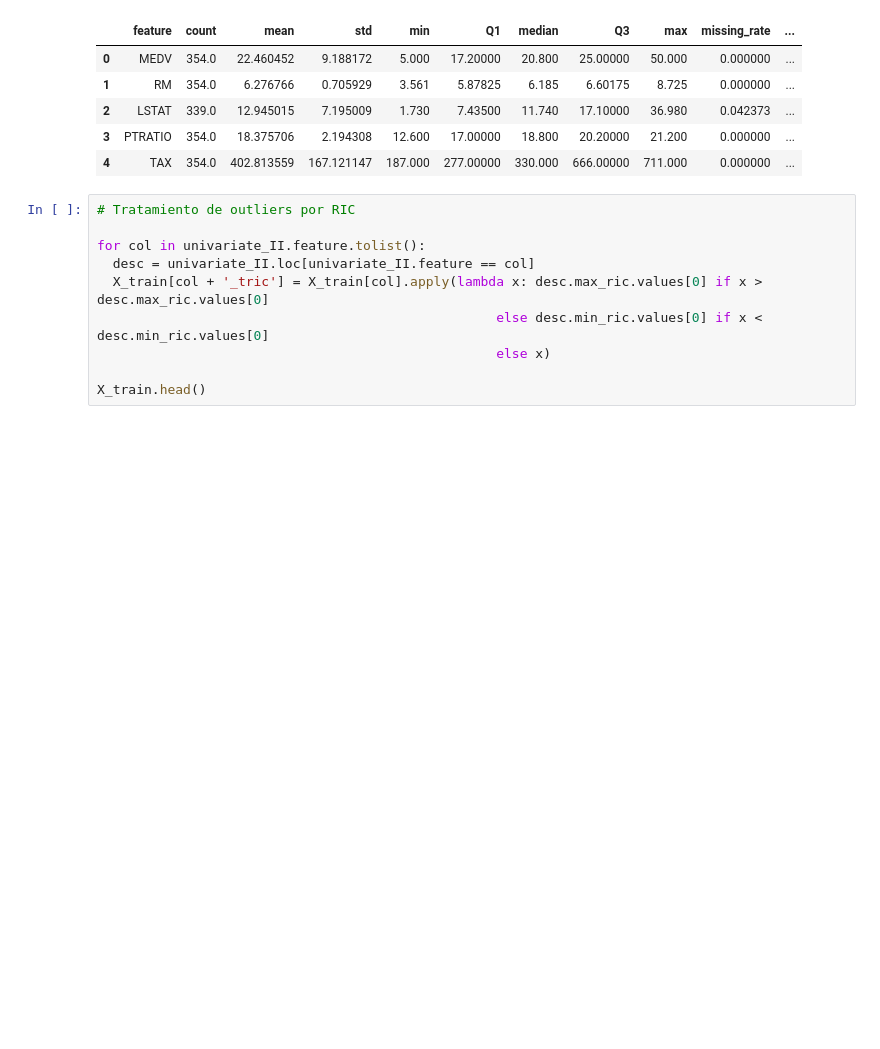
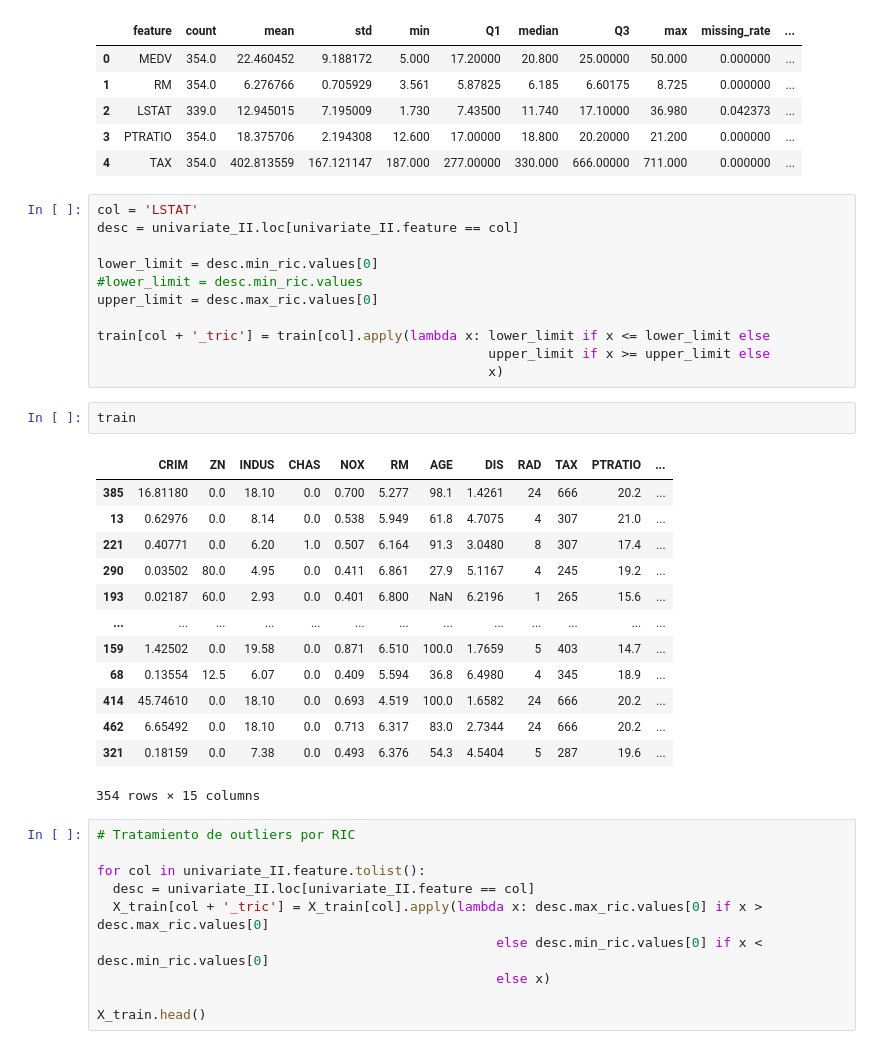
Before and after one commit to maacunap76/Especiaizacion_ML_Deep_DMC, a Jupyter notebook: Supervised_models/Linear_regression/Lab_Boston_Housing_v2.ipynb, the cells around one changed output. Cells and saved outputs as stored; diff of their text form; blank space fills up the shorter version.

```diff
--- a/Supervised_models/Linear_regression/Lab_Boston_Housing_v2.ipynb
+++ b/Supervised_models/Linear_regression/Lab_Boston_Housing_v2.ipynb
@@ -518,6 +518,33 @@ univariate_II.head()
 | 2 | LSTAT | 339.0 | 12.945015 | 7.195009 | 1.730 | 7.43500 | 11.740 | 17.10000 | 36.980 | 0.042373 | ... |
 | 3 | PTRATIO | 354.0 | 18.375706 | 2.194308 | 12.600 | 17.00000 | 18.800 | 20.20000 | 21.200 | 0.000000 | ... |
 | 4 | TAX | 354.0 | 402.813559 | 167.121147 | 187.000 | 277.00000 | 330.000 | 666.00000 | 711.000 | 0.000000 | ... |
+# %%
+col = 'LSTAT'
+desc = univariate_II.loc[univariate_II.feature == col]
+
+lower_limit = desc.min_ric.values[0]
+#lower_limit = desc.min_ric.values
+upper_limit = desc.max_ric.values[0]
+
+train[col + '_tric'] = train[col].apply(lambda x: lower_limit if x <= lower_limit else
+                                                  upper_limit if x >= upper_limit else
+                                                  x)
+# %%
+train
+# %% [output]
+|  | CRIM | ZN | INDUS | CHAS | NOX | RM | AGE | DIS | RAD | TAX | PTRATIO | ... |
+| 385 | 16.81180 | 0.0 | 18.10 | 0.0 | 0.700 | 5.277 | 98.1 | 1.4261 | 24 | 666 | 20.2 | ... |
+| 13 | 0.62976 | 0.0 | 8.14 | 0.0 | 0.538 | 5.949 | 61.8 | 4.7075 | 4 | 307 | 21.0 | ... |
+| 221 | 0.40771 | 0.0 | 6.20 | 1.0 | 0.507 | 6.164 | 91.3 | 3.0480 | 8 | 307 | 17.4 | ... |
+| 290 | 0.03502 | 80.0 | 4.95 | 0.0 | 0.411 | 6.861 | 27.9 | 5.1167 | 4 | 245 | 19.2 | ... |
+| 193 | 0.02187 | 60.0 | 2.93 | 0.0 | 0.401 | 6.800 | NaN | 6.2196 | 1 | 265 | 15.6 | ... |
+| ... | ... | ... | ... | ... | ... | ... | ... | ... | ... | ... | ... | ... |
+| 159 | 1.42502 | 0.0 | 19.58 | 0.0 | 0.871 | 6.510 | 100.0 | 1.7659 | 5 | 403 | 14.7 | ... |
+| 68 | 0.13554 | 12.5 | 6.07 | 0.0 | 0.409 | 5.594 | 36.8 | 6.4980 | 4 | 345 | 18.9 | ... |
+| 414 | 45.74610 | 0.0 | 18.10 | 0.0 | 0.693 | 4.519 | 100.0 | 1.6582 | 24 | 666 | 20.2 | ... |
+| 462 | 6.65492 | 0.0 | 18.10 | 0.0 | 0.713 | 6.317 | 83.0 | 2.7344 | 24 | 666 | 20.2 | ... |
+| 321 | 0.18159 | 0.0 | 7.38 | 0.0 | 0.493 | 6.376 | 54.3 | 4.5404 | 5 | 287 | 19.6 | ... |
+354 rows × 15 columns
 # %%
 # Tratamiento de outliers por RIC
 
```
